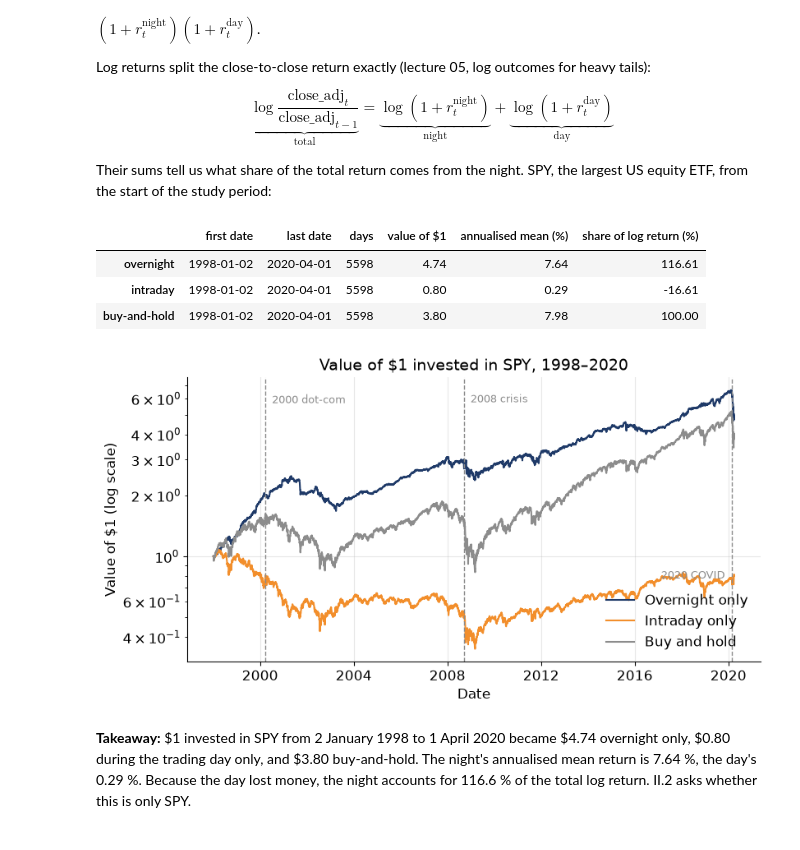
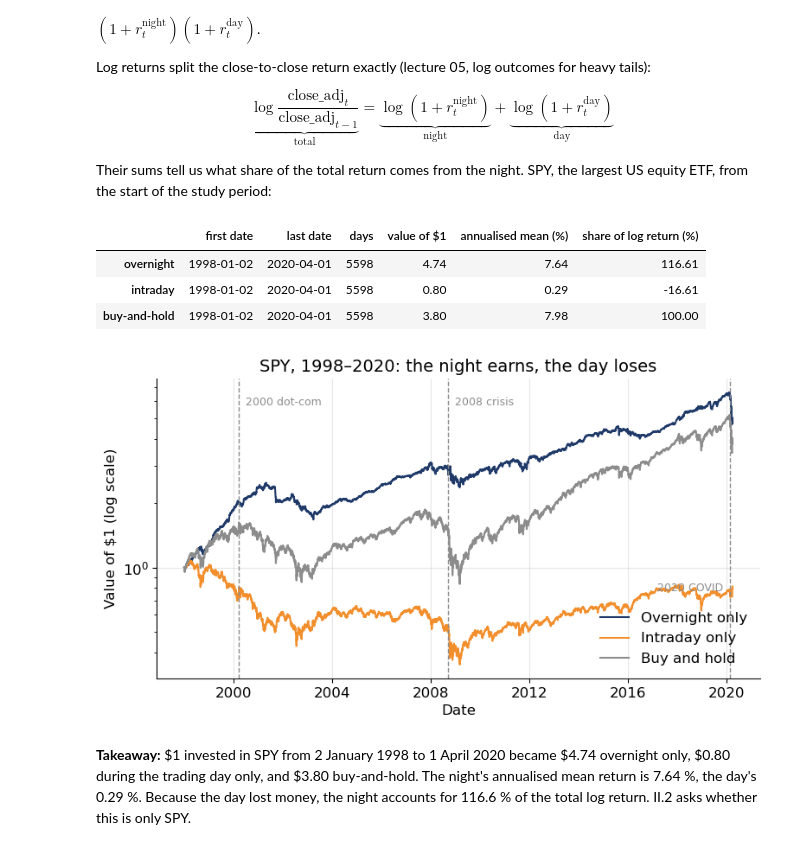
Before and after one commit to theanalysts-ada/Project_ADA_Stock_Markets_TheAnalysts, a Jupyter notebook: results.ipynb, the cells around one changed output. Cells and saved outputs as stored; diff of their text form; code cells hidden in the pictures.

```diff
--- a/results.ipynb
+++ b/results.ipynb
@@ -44,16 +44,20 @@ This part describes how we handle a dataset of this size, what it contains, and
 %autoreload 2
 
 from src.analysis.crime import (
-    block_bootstrap_ci,
     crime_headline,
     filter_comparison,
-    gap_heatmap_table,
+    gap_bootstrap,
+    gap_regression,
+    gap_robustness,
+    etf_kind_books,
     gap_share_above_zero,
-    label_sample,
+    liquidity_quintiles,
+    make_books,
+    night_ahead_share,
     night_day_gap_by_ticker,
-    night_indicator_regression,
     portfolio_headlines,
     portfolio_paths,
+    rolling_annualised,
     study_portfolios,
     ticker_wealth,
 )
@@ -72,15 +76,15 @@ from src.analysis.overview import (
 from src.config import STUDY_START_YEAR
 from src.data.load import build_prices, download_data, load_prices
 from src.data.metadata import (
+    commodity_vol_etfs,
     etf_exclusion_counts,
+    etf_kinds,
     exchange_breakdown,
-    exclude_special_etfs,
     load_metadata,
     tag_special_etfs,
 )
 from src.data.quality import (
     FILTERS,
-    apply_quality_filter,
     filter_summary,
     flag_count_by_year,
     flag_suspicious,
@@ -88,12 +92,13 @@ from src.data.quality import (
     stale_share_by_liquidity,
     suspicious_share_by_year,
 )
-from src.features.returns import add_dollar_volume, add_returns
+from src.data.sample import exclusion_waterfall, study_sample, unlinked_stocks
+from src.features.returns import add_dollar_volume, add_price_night, add_returns
 from src.visualization.plots import (
     plot_filter_comparison,
-    plot_gap_heatmap,
     plot_gap_histogram,
     plot_return_distributions,
+    plot_rolling_means,
     plot_suspicious_share,
     plot_tickers_per_year,
     plot_volume_distribution,
@@ -102,10 +107,11 @@ from src.visualization.plots import (
     set_style,
 )
 
-set_style()
-
+# Used in Part V.
 from src.analysis.crowd import event_study, plot_event_study
 from src.features.volume import abnormal_volume
+
+set_style()
 # %% [output]
 The autoreload extension is already loaded. To reload it, use:
   %reload_ext autoreload
@@ -264,7 +278,7 @@ The other problems are flagged by `flag_suspicious()`, not removed.
 
 `stale_open` is the union of the three open flags. The next cell applies the formulas of I.5 and the flags:
 # %%
-prices = flag_suspicious(add_dollar_volume(add_returns(prices)))
+prices = flag_suspicious(add_dollar_volume(add_price_night(add_returns(prices))))
 share = suspicious_share_by_year(prices)
 fig = plot_suspicious_share(share)
 # %% [output]
@@ -338,0 +369,5 @@ Main (liquidity) filter: kept 61.4% of all observations
+# %%
+study = study_sample(prices, meta)
+unlinked = unlinked_stocks(study)
+print(f"Stocks not linked to the SEC: {study.loc[unlinked, 'ticker'].nunique():,} tickers, {unlinked.mean():.1%} of the study rows")
+exclusion_waterfall(prices, meta)
@@ -428,14 +478,14 @@ $$\underbrace{\log\frac{\text{close\_adj}_t}{\text{close\_adj}_{t-1}}}_{\text{to
 Their sums tell us what share of the total return comes from the night. SPY, the largest US equity ETF, from the start of the study period:
 # %%
 # SPY is the broad US equity benchmark used for the opening example.
-wealth = ticker_wealth(filtered, "SPY")
-fig = plot_wealth(wealth, f"Value of $1 invested in SPY, {STUDY_START_YEAR}–2020")
-crime_headline(filtered, "SPY")
+wealth = ticker_wealth(study, "SPY")
+fig = plot_wealth(wealth, f"SPY, {STUDY_START_YEAR}–2020: the night earns, the day loses")
+crime_headline(study, "SPY")
 # %% [output]
 |  | first date | last date | days | value of $1 | annualised mean (%) | share of log return (%) |
 | overnight | 1998-01-02 | 2020-04-01 | 5598 | 4.74 | 7.64 | 116.61 |
 | intraday | 1998-01-02 | 2020-04-01 | 5598 | 0.80 | 0.29 | -16.61 |
 | buy-and-hold | 1998-01-02 | 2020-04-01 | 5598 | 3.80 | 7.98 | 100.00 |
-[figure, old version]
+[figure, new version]
 # %% [markdown]
 **Takeaway:** \$1 invested in SPY from 2 January 1998 to 1 April 2020 became \$4.74 overnight only, \$0.80 during the trading day only, and \$3.80 buy-and-hold. The night's annualised mean return is 7.64 %, the day's 0.29 %. Because the day lost money, the night accounts for 116.6 % of the total log return. II.2 asks whether this is only SPY.
```
Also changed, not shown: parts of 81 cells of this notebook, 7 other files.
